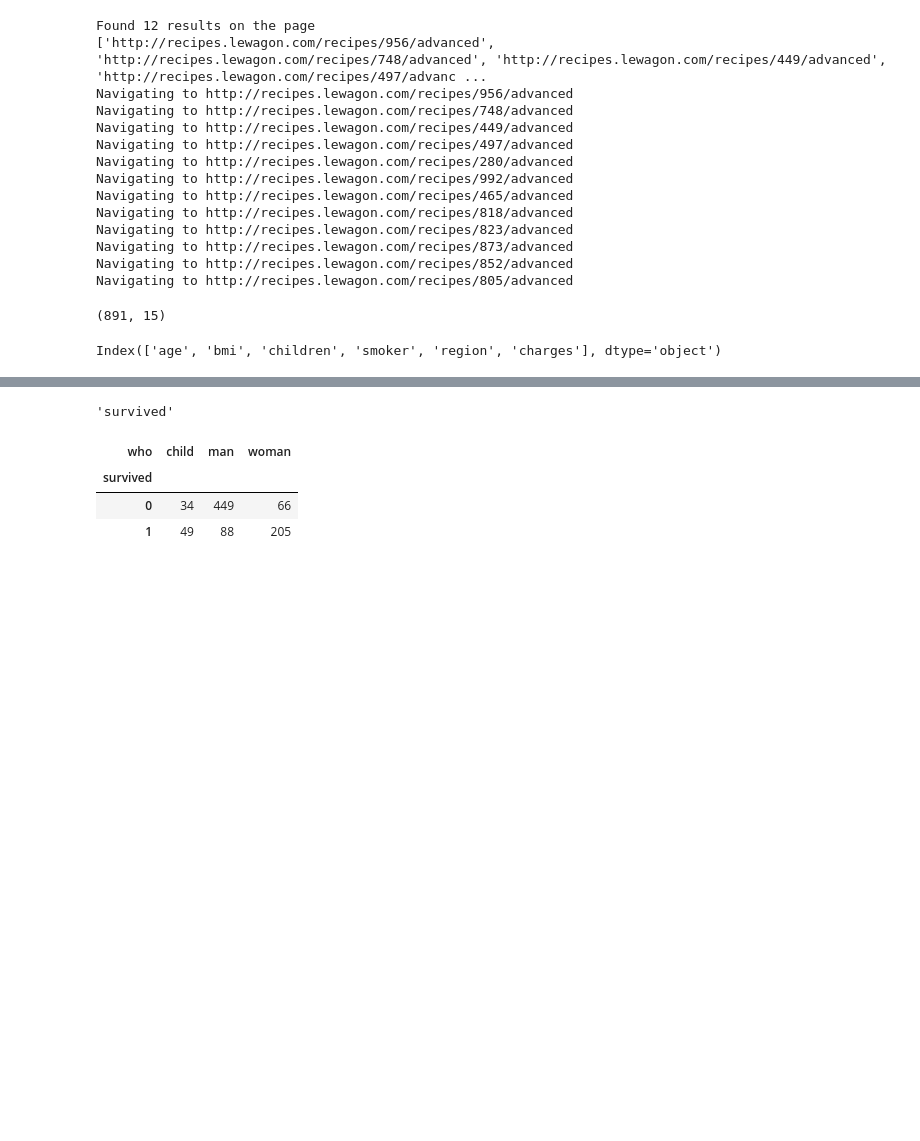
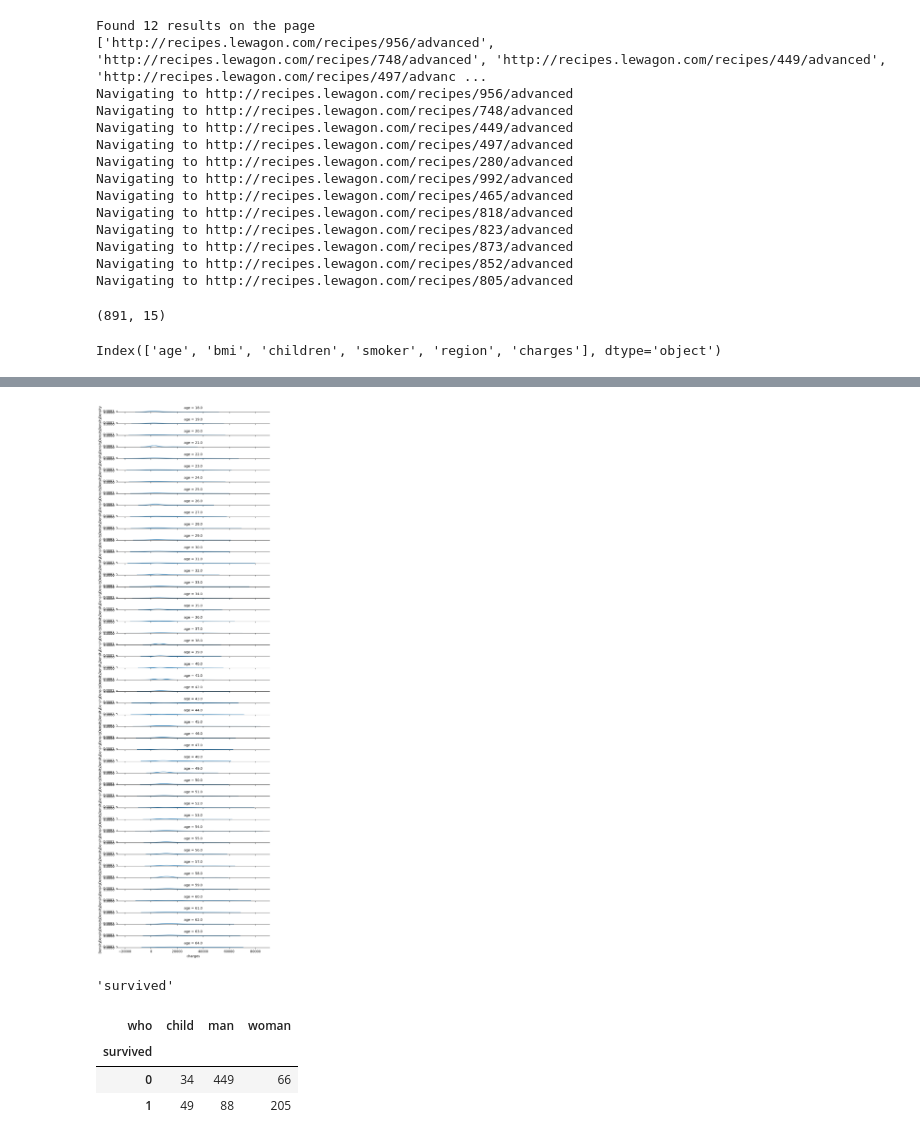
Before and after one commit to CharlesLclrc/my_utils, a Jupyter notebook: notebooks/Useful_stuff.ipynb, the cells around one changed output, grey strips where cells are left out. Cells and saved outputs as stored; diff of their text form; code cells hidden in the pictures; blank space fills up the shorter version.

```diff
--- a/notebooks/Useful_stuff.ipynb
+++ b/notebooks/Useful_stuff.ipynb
@@ -199,3 +223,11 @@ Let's have a look at all the features
+# %%
+g = sns.FacetGrid(data, row='age', aspect=15, height=.5)
+
+# Draw the densities in a few steps
+g.map(sns.kdeplot, 'charges')
+plt.show()
+# %% [output]
+[figure, added]
 # %%
 df.survived.name
 # %% [output]
```
Also changed, not shown: parts of 3 cells of this notebook.
